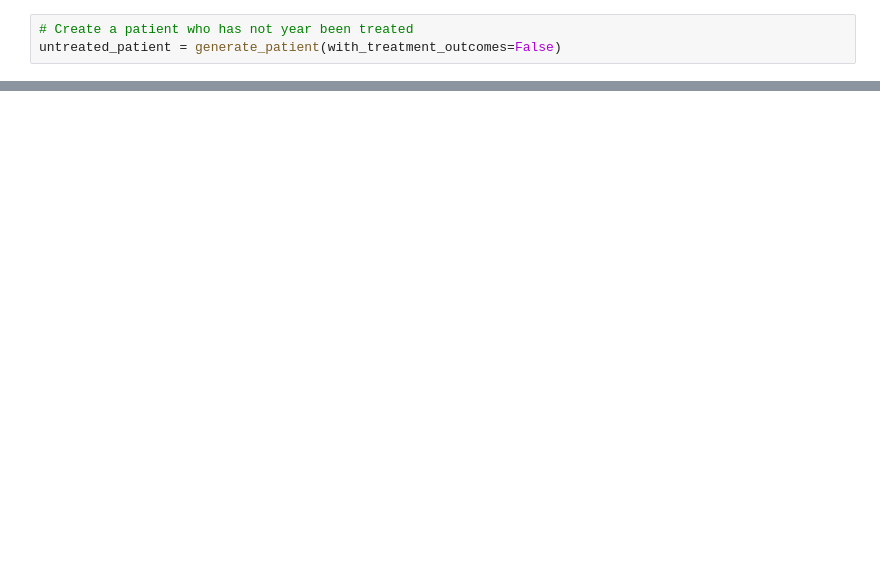
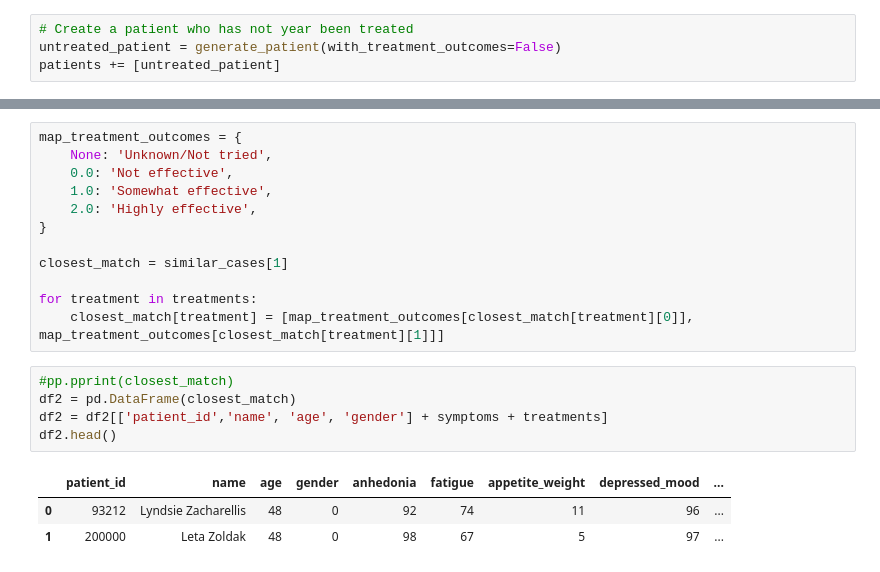
Before and after one commit to meeow/476-project, a Jupyter notebook: data-visualization/Depression.ipynb, the cells around one changed output, grey strips where cells are left out. Cells and saved outputs as stored; diff of their text form; blank space fills up the shorter version.

```diff
--- a/data-visualization/Depression.ipynb
+++ b/data-visualization/Depression.ipynb
@@ -105,6 +131,7 @@ def draw_radar(patient_id):
 # %%
 # Create a patient who has not year been treated
 untreated_patient = generate_patient(with_treatment_outcomes=False)
+patients += [untreated_patient]
 # %%
 patients_data = [[patient[key] for key in symptoms + ['age', 'gender']] for patient in patients]
 patients_info = [[patient[key] for key in treatments + ['name', 'patient_id']] for patient in patients]
@@ -158,0 +191,21 @@ pp.pprint(similar_cases)
+# %%
+map_treatment_outcomes = {
+    None: 'Unknown/Not tried',
+    0.0: 'Not effective',
+    1.0: 'Somewhat effective',
+    2.0: 'Highly effective',
+}
+
+closest_match = similar_cases[1]
+
+for treatment in treatments:
+    closest_match[treatment] = [map_treatment_outcomes[closest_match[treatment][0]], map_treatment_outcomes[closest_match[treatment][1]]]
+# %%
+#pp.pprint(closest_match)
+df2 = pd.DataFrame(closest_match)
+df2 = df2[['patient_id','name', 'age', 'gender'] + symptoms + treatments]
+df2.head()
+# %% [output]
+|  | patient_id | name | age | gender | anhedonia | fatigue | appetite_weight | depressed_mood | ... |
+| 0 | 93212 | Lyndsie Zacharellis | 48 | 0 | 92 | 74 | 11 | 96 | ... |
+| 1 | 200000 | Leta Zoldak | 48 | 0 | 98 | 67 | 5 | 97 | ... |
```
Also changed, not shown: parts of 8 cells of this notebook.
